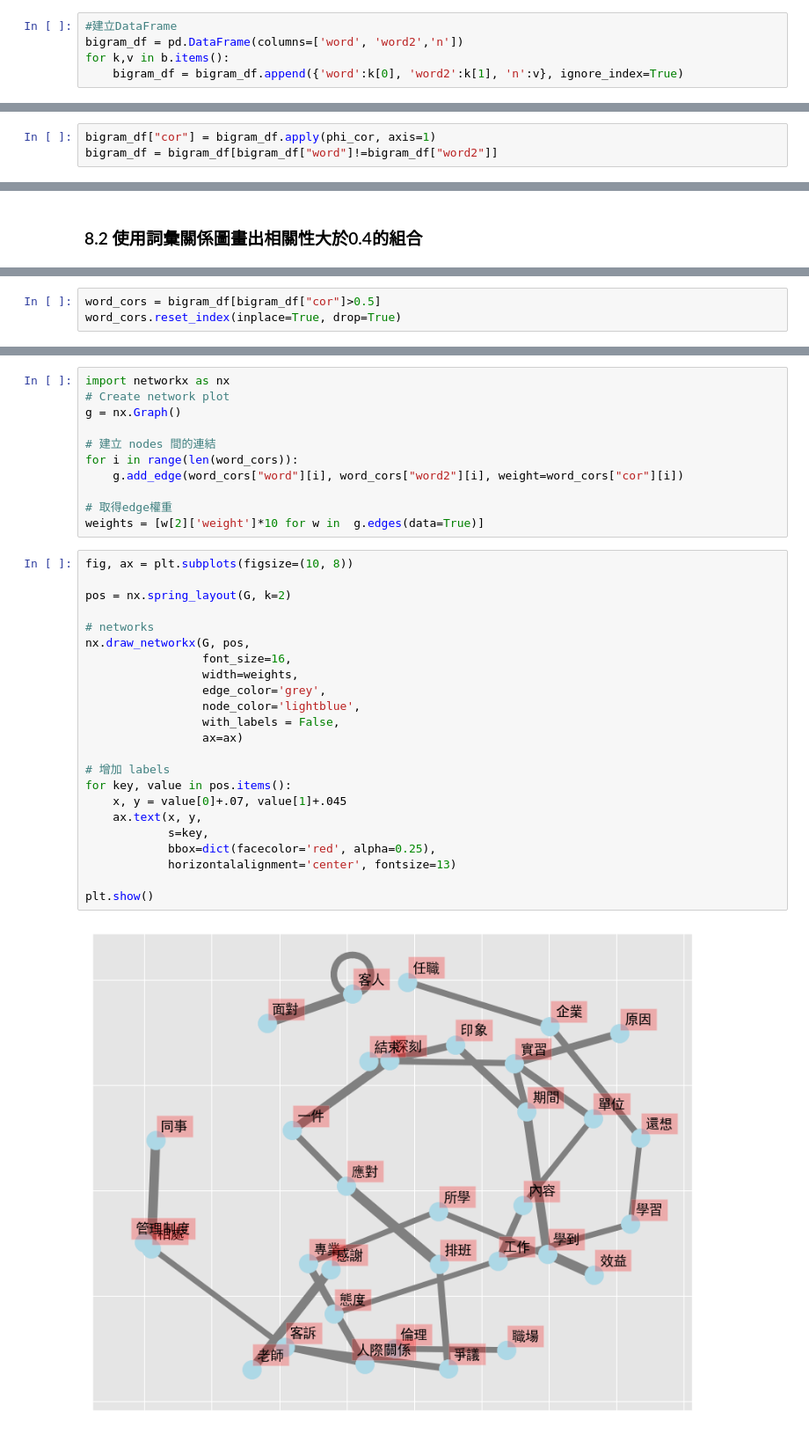
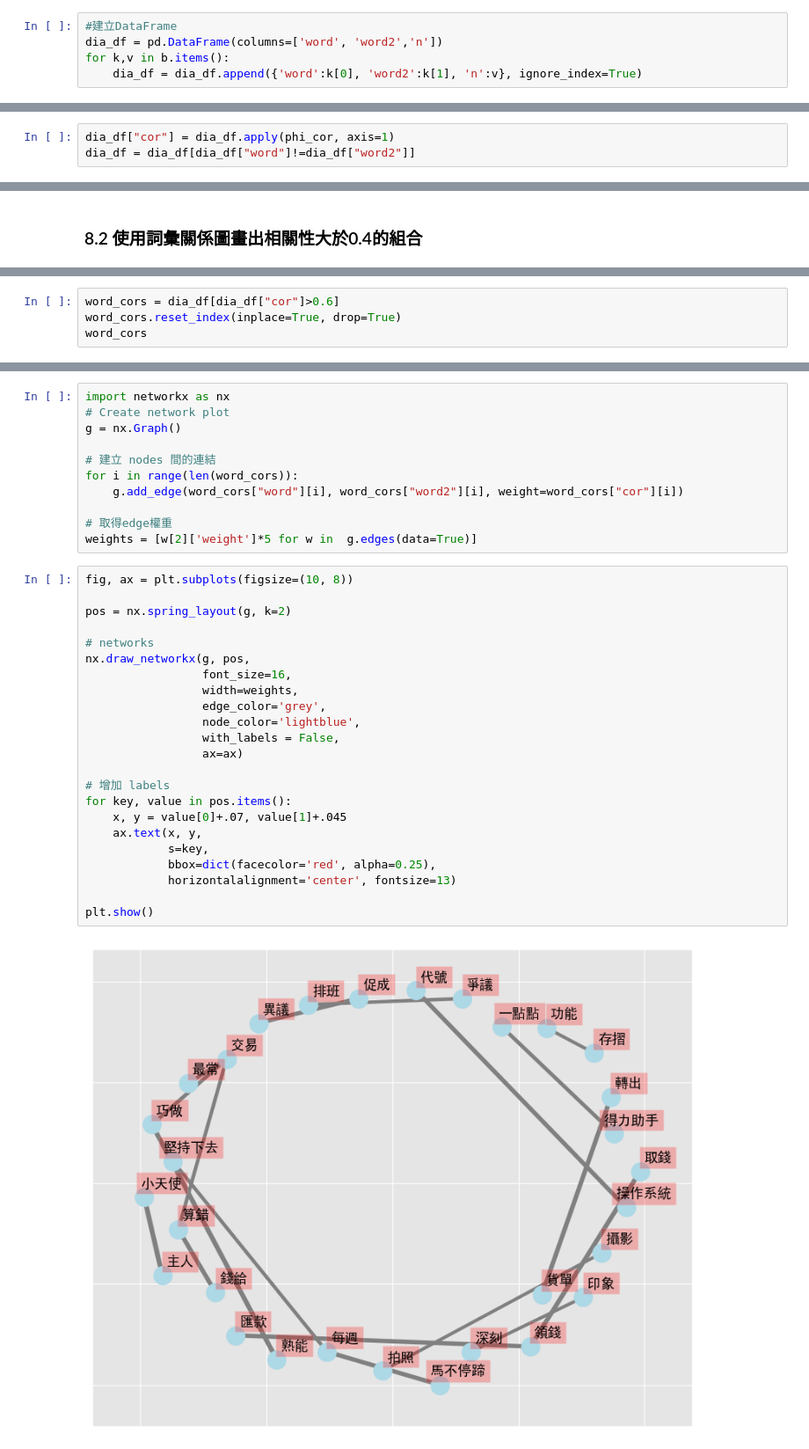
Before and after one commit to oraclekaia/social_media_analysis_mid-, a Jupyter notebook: ver1.ipynb, the cells around one changed output, grey strips where cells are left out. Shown at 88% size. Saved outputs shown, nothing was run; the diff lists cells and outputs as text.

Commit message:
graph&dic

```diff
--- a/ver1.ipynb
+++ b/ver1.ipynb
@@ -947,9 +905,9 @@ b = {k:v for k,v in bigramfdist.most_common(500)}
 # b.items()
 # %%
 #建立DataFrame
-bigram_df = pd.DataFrame(columns=['word', 'word2','n'])
+dia_df = pd.DataFrame(columns=['word', 'word2','n'])
 for k,v in b.items():
-    bigram_df = bigram_df.append({'word':k[0], 'word2':k[1], 'n':v}, ignore_index=True)
+    dia_df = dia_df.append({'word':k[0], 'word2':k[1], 'n':v}, ignore_index=True)
 # %%
 #計算phi值
 def phi_cor(df):
@@ -975,5 +933,5 @@ def phi_cor(df):
 
     return phi
 # %%
-bigram_df["cor"] = bigram_df.apply(phi_cor, axis=1)
-bigram_df = bigram_df[bigram_df["word"]!=bigram_df["word2"]]
+dia_df["cor"] = dia_df.apply(phi_cor, axis=1)
+dia_df = dia_df[dia_df["word"]!=dia_df["word2"]]
@@ -1038,3 +996,4 @@ bigram_df[bigram_df["cor"]>0.5].head(10).sort_values(by='cor', ascending=False)
 # %%
-word_cors = bigram_df[bigram_df["cor"]>0.5]
+word_cors = dia_df[dia_df["cor"]>0.6]
 word_cors.reset_index(inplace=True, drop=True)
+word_cors
@@ -1048,29 +1025,29 @@ for i in range(len(word_cors)):
     g.add_edge(word_cors["word"][i], word_cors["word2"][i], weight=word_cors["cor"][i])
 
 # 取得edge權重
-weights = [w[2]['weight']*10 for w in  g.edges(data=True)]
+weights = [w[2]['weight']*5 for w in  g.edges(data=True)]
 # %%
 fig, ax = plt.subplots(figsize=(10, 8))
 
-pos = nx.spring_layout(G, k=2)
+pos = nx.spring_layout(g, k=2)
 
 # networks
-nx.draw_networkx(G, pos,
+nx.draw_networkx(g, pos,
                  font_size=16,
                  width=weights,
                  edge_color='grey',
                  node_color='lightblue',
                  with_labels = False,
                  ax=ax)
 
 # 增加 labels
 for key, value in pos.items():
     x, y = value[0]+.07, value[1]+.045
     ax.text(x, y,
             s=key,
             bbox=dict(facecolor='red', alpha=0.25),
             horizontalalignment='center', fontsize=13)
 
 plt.show()
 # %% [output]
-[figure, old version]
+[figure, new version]
```
Also changed, not shown: parts of 35 cells of this notebook, 1 other file.
